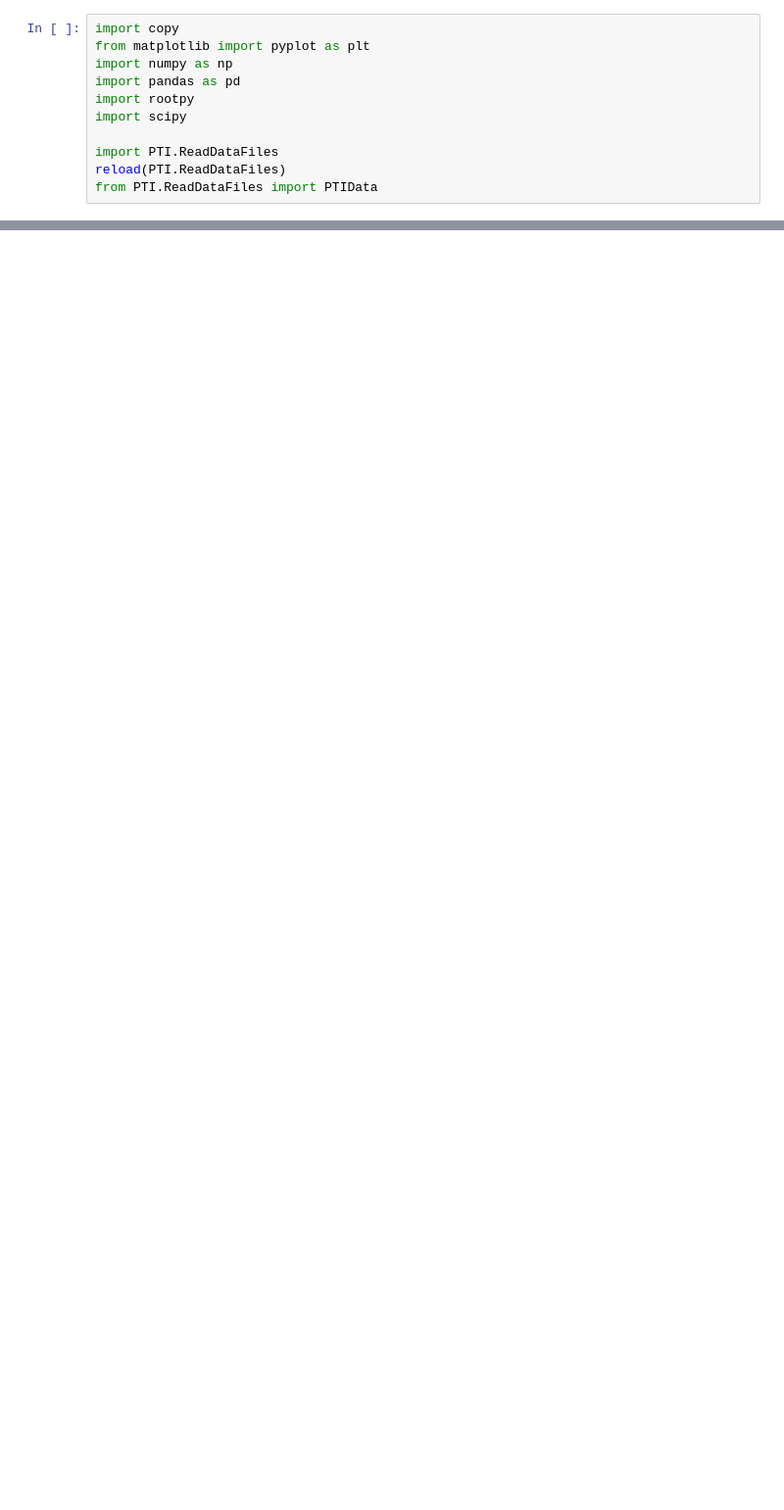
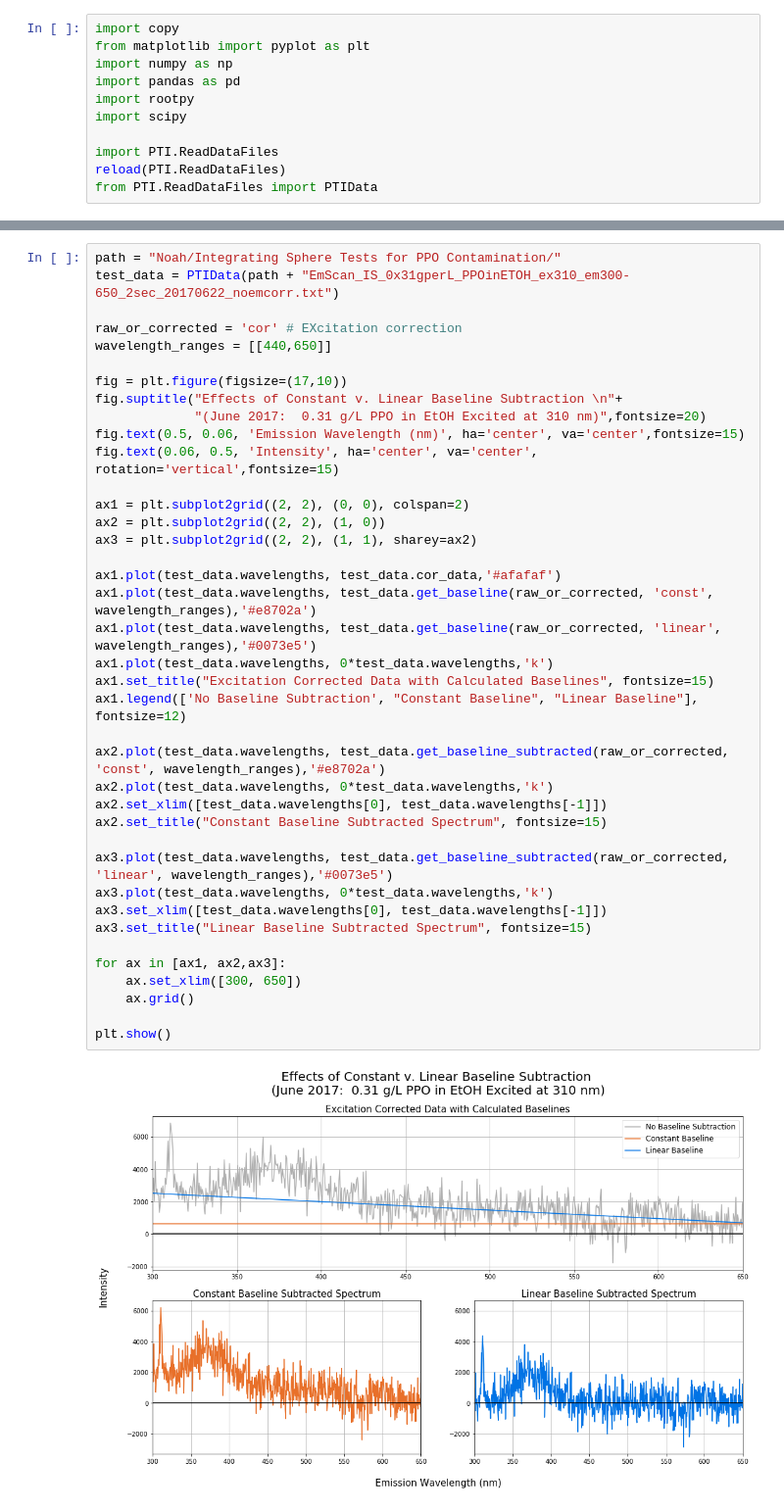
Before and after one commit to nmcneal-bnl/WbLS, a Jupyter notebook: Integrating Sphere Method.ipynb, the cells around one changed output, grey strips where cells are left out. Shown at 98% size. Drawn from its saved outputs; the diff is of its cells as text; blank space fills up the shorter version.

```diff
--- a/Integrating Sphere Method.ipynb
+++ b/Integrating Sphere Method.ipynb
@@ -11,0 +14,41 @@ from PTI.ReadDataFiles import PTIData
+# %%
+path = "Noah/Integrating Sphere Tests for PPO Contamination/"
+test_data = PTIData(path + "EmScan_IS_0x31gperL_PPOinETOH_ex310_em300-650_2sec_20170622_noemcorr.txt")
+
+raw_or_corrected = 'cor' # EXcitation correction
+wavelength_ranges = [[440,650]]
+
+fig = plt.figure(figsize=(17,10))
+fig.suptitle("Effects of Constant v. Linear Baseline Subtraction \n"+
+             "(June 2017:  0.31 g/L PPO in EtOH Excited at 310 nm)",fontsize=20)
+fig.text(0.5, 0.06, 'Emission Wavelength (nm)', ha='center', va='center',fontsize=15)
+fig.text(0.06, 0.5, 'Intensity', ha='center', va='center', rotation='vertical',fontsize=15)
+
+ax1 = plt.subplot2grid((2, 2), (0, 0), colspan=2)
+ax2 = plt.subplot2grid((2, 2), (1, 0))
+ax3 = plt.subplot2grid((2, 2), (1, 1), sharey=ax2)
+
+ax1.plot(test_data.wavelengths, test_data.cor_data,'#afafaf')
+ax1.plot(test_data.wavelengths, test_data.get_baseline(raw_or_corrected, 'const', wavelength_ranges),'#e8702a')
+ax1.plot(test_data.wavelengths, test_data.get_baseline(raw_or_corrected, 'linear', wavelength_ranges),'#0073e5')
+ax1.plot(test_data.wavelengths, 0*test_data.wavelengths,'k')
+ax1.set_title("Excitation Corrected Data with Calculated Baselines", fontsize=15)
+ax1.legend(['No Baseline Subtraction', "Constant Baseline", "Linear Baseline"], fontsize=12)
+
+ax2.plot(test_data.wavelengths, test_data.get_baseline_subtracted(raw_or_corrected, 'const', wavelength_ranges),'#e8702a')
+ax2.plot(test_data.wavelengths, 0*test_data.wavelengths,'k')
+ax2.set_xlim([test_data.wavelengths[0], test_data.wavelengths[-1]])
+ax2.set_title("Constant Baseline Subtracted Spectrum", fontsize=15)
+
+ax3.plot(test_data.wavelengths, test_data.get_baseline_subtracted(raw_or_corrected, 'linear', wavelength_ranges),'#0073e5')
+ax3.plot(test_data.wavelengths, 0*test_data.wavelengths,'k')
+ax3.set_xlim([test_data.wavelengths[0], test_data.wavelengths[-1]])
+ax3.set_title("Linear Baseline Subtracted Spectrum", fontsize=15)
+
+for ax in [ax1, ax2,ax3]:
+    ax.set_xlim([300, 650])
+    ax.grid()
+
+plt.show()
+# %% [output]
+[figure, added]
```
Also changed, not shown: parts of 19 cells of this notebook, 2 other files.
